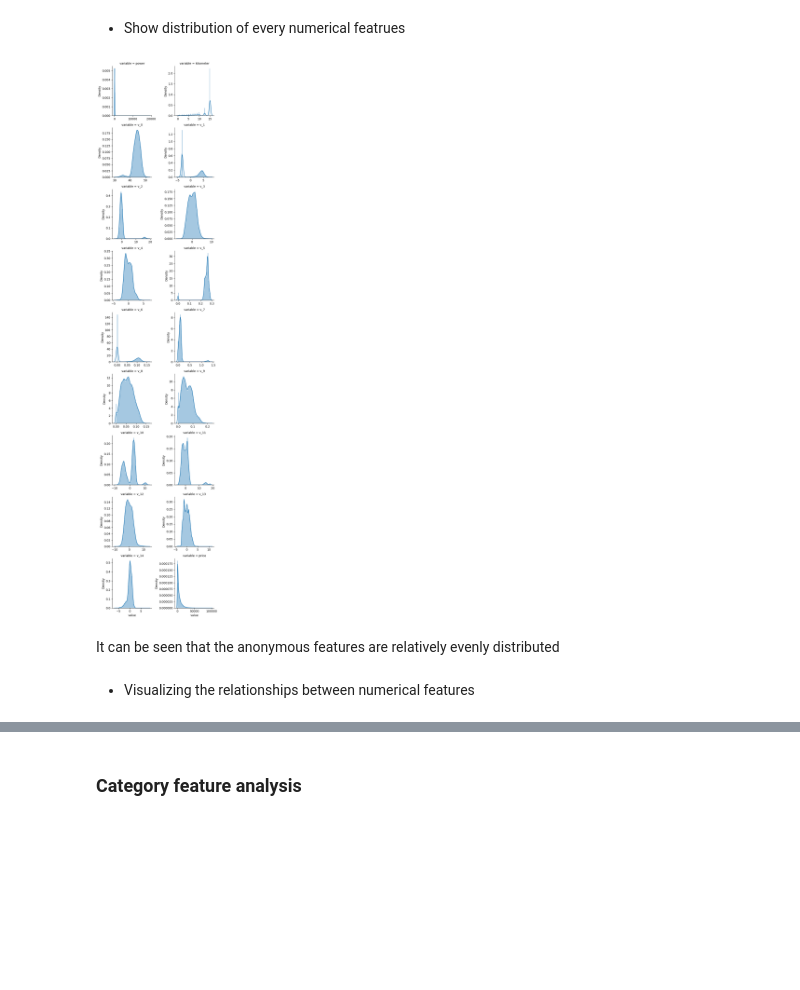
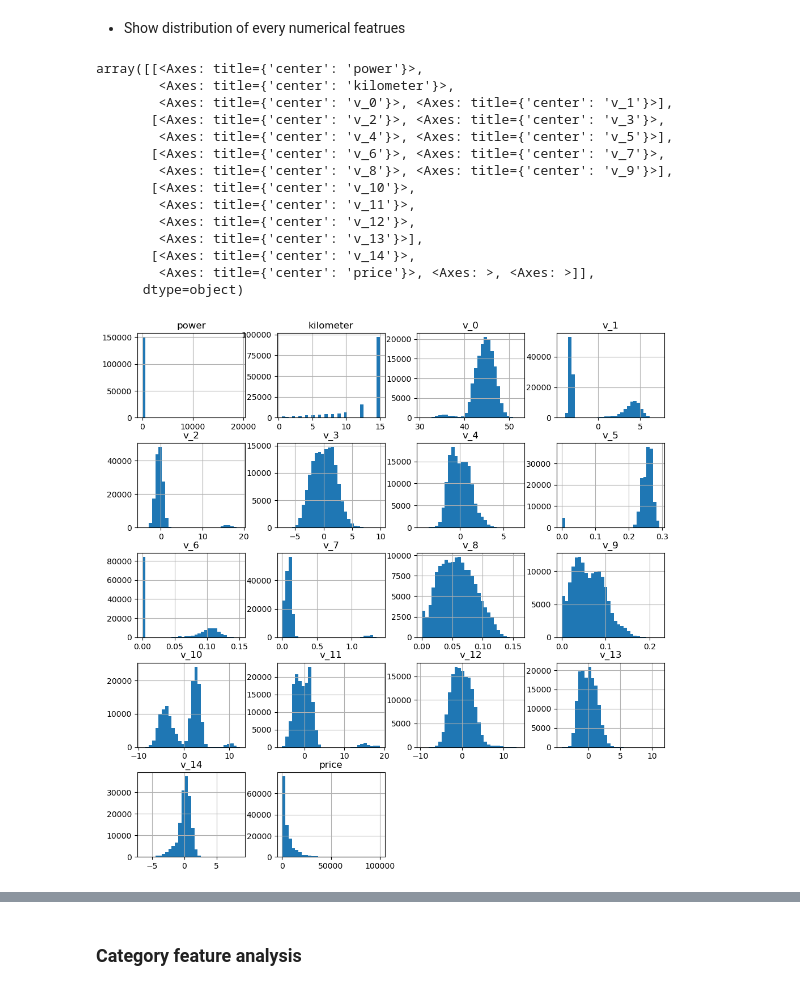
Before and after one commit to liuxinyi15/ML_Second_hand_car_prediction, a Jupyter notebook: Step_1_EDA.ipynb, the cells around one changed output, grey strips where cells are left out. Drawn from its saved outputs; the diff is of its cells as text; code cells hidden in the pictures; blank space fills up the shorter version.

```diff
--- a/Step_1_EDA.ipynb
+++ b/Step_1_EDA.ipynb
@@ -542,3 +499,5 @@ sns.distplot(df.kurt(),color='orange',axlabel ='Kurtness')
+# %%
+df['price_log']=np.log1p(df['price']); df.to_csv('data_with_price_log.csv', index=False)
 # %% [markdown]
 - View the specific frequency of the predicted value
 # %%
@@ -689,12 +650,20 @@ price           Skewness: 03.35     Kurtosis: 019.00
 # %% [markdown]
 - Show distribution of every numerical featrues
 # %%
-f = pd.melt(df, value_vars=numeric_features)
-g = sns.FacetGrid(f, col="variable",  col_wrap=2, sharex=False, sharey=False)
-g = g.map(sns.distplot, "value")
+df[numeric_features].hist(figsize=(12, 12), bins=30)
 # %% [output]
+array([[<Axes: title={'center': 'power'}>,
+        <Axes: title={'center': 'kilometer'}>,
+        <Axes: title={'center': 'v_0'}>, <Axes: title={'center': 'v_1'}>],
+       [<Axes: title={'center': 'v_2'}>, <Axes: title={'center': 'v_3'}>,
+        <Axes: title={'center': 'v_4'}>, <Axes: title={'center': 'v_5'}>],
+       [<Axes: title={'center': 'v_6'}>, <Axes: title={'center': 'v_7'}>,
+        <Axes: title={'center': 'v_8'}>, <Axes: title={'center': 'v_9'}>],
+       [<Axes: title={'center': 'v_10'}>,
+        <Axes: title={'center': 'v_11'}>,
+        <Axes: title={'center': 'v_12'}>,
+        <Axes: title={'center': 'v_13'}>],
+       [<Axes: title={'center': 'v_14'}>,
+        <Axes: title={'center': 'price'}>, <Axes: >, <Axes: >]],
+      dtype=object)
-[figure, old version]
+[figure, new version]
-# %% [markdown]
-It can be seen that the anonymous features are relatively evenly distributed
-# %% [markdown]
-- Visualizing the relationships between numerical features
```
Also changed, not shown: parts of 27 cells of this notebook.
